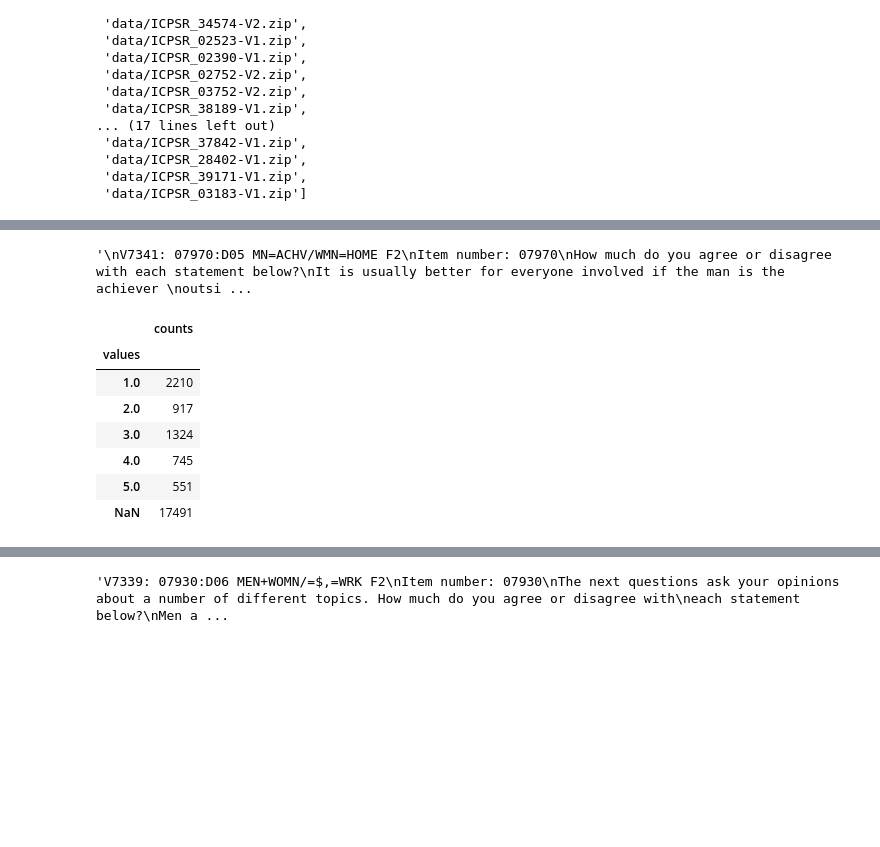
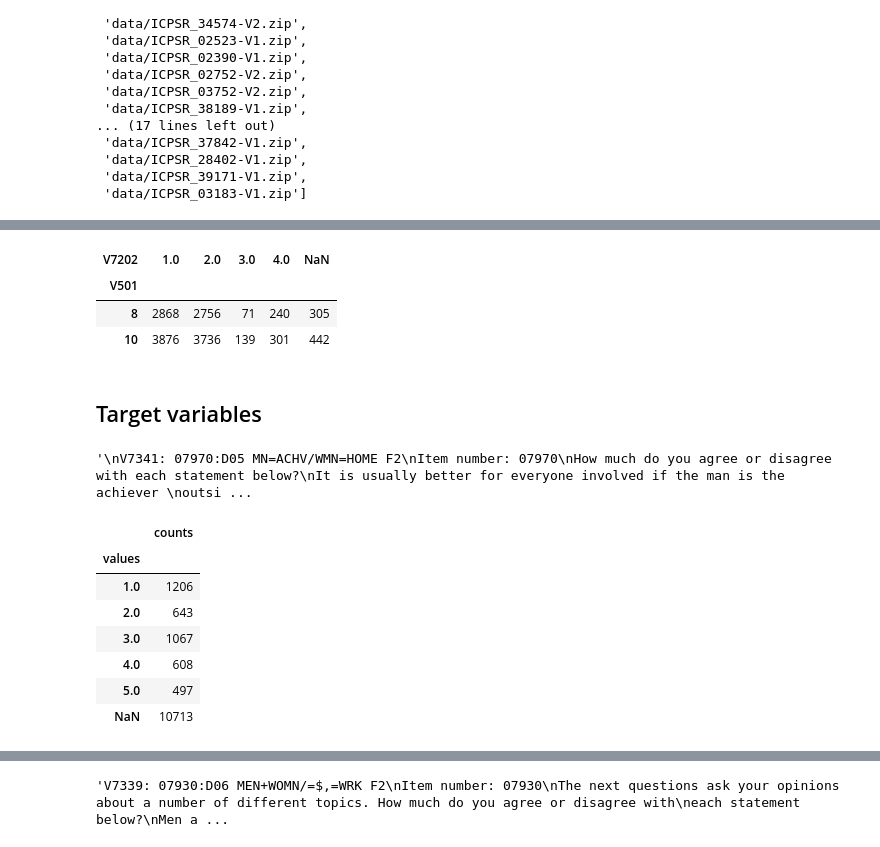
Before and after one commit to AllenDowney/MonitoringTheFuture, a Jupyter notebook: mtf_8_and_10.ipynb, the cells around one changed output, grey strips where cells are left out. Saved outputs shown, nothing was run; the diff lists cells and outputs as text; code cells hidden in the pictures; blank space fills up the shorter version.

```diff
--- a/mtf_8_and_10.ipynb
+++ b/mtf_8_and_10.ipynb
@@ -222,12 +257,13 @@ max          8.817833
 Name: V5, dtype: float64
 # %%
 GRADE = {
-    1994: 'V1101',
-    2022: 'V501'
+    1991: 'V1101',
+    2011: 'V1101',
+    2012: 'V501'
 }
-GRADE = make_defaultdict(GRADE, 'V501')
+GRADE = YearLookupDict(GRADE)
 # %%
-df[GRADE[year]] = df[GRADE[year]].replace([0, 9], np.nan)
+df[GRADE[year]] = df[GRADE[year]].replace([0, 9, -9], np.nan)
 # TODO Replace code 2 with grade 8
 # TODO Replace code 4 with grade 10
 
@@ -239,0 +283,16 @@ value_counts(df[GRADE[year]])
+# %%
+GENDER = {
+    1991: 'V1226',
+    1992: 'V1225',
+    1993: 'V1226',
+    1994: 'V1227',
+    1995: 'V1233',
+    1996: 'V1235',
+    1998: 'V1233',
+    2001: 'V1232',
+    2004: 'V1233',
+    2006: 'V1246',
+    2010: 'V2238',
+    2012: 'V7202'
+}
+GENDER = YearLookupDict(GENDER)
@@ -240,3 +310,12 @@ value_counts(df[GRADE[year]])
+# %%
+pd.crosstab(df[GRADE[year]], df[GENDER[year]], dropna=False)
+# %% [output]
+| V7202 | 1.0 | 2.0 | 3.0 | 4.0 | NaN |
+| V501 |  |  |  |  |  |
+| 8 | 2868 | 2756 | 71 | 240 | 305 |
+| 10 | 3876 | 3736 | 139 | 301 | 442 |
+# %% [markdown]
+## Target variables
 # %%
 """
 V7341: 07970:D05 MN=ACHV/WMN=HOME F2
@@ -252,22 +331,27 @@ Responses from the Western region intentionally deleted.
 '\nV7341: 07970:D05 MN=ACHV/WMN=HOME F2\nItem number: 07970\nHow much do you agree or disagree with each statement below?\nIt is usually better for everyone involved if the man is the achiever \noutsi ...
 # %%
 FEFAM = {
-    1994: 'V1141',
-    2022: 'V7341'
+    1991: 'V1141',
+    1995: 'V1142',
+    1998: 'V2140',
+    2004: 'V1143',
+    2006: 'V2141',
+    2009: 'V2142',
+    2012: 'V7341'
 }
-FEFAM = make_defaultdict(FEFAM, 'V7341')
+FEFAM = YearLookupDict(FEFAM)
 # %%
-df[FEFAM[year]] = df[FEFAM[year]].replace([0, 9, -8, -9], np.nan)
+df[FEFAM[year]] = df[FEFAM[year]].replace([0, 6, 9, -8, -9], np.nan)
 value_counts(df[FEFAM[year]])
 # %% [output]
 |  | counts |
 | values |  |
-| 1.0 | 2210 |
-| 2.0 | 917 |
-| 3.0 | 1324 |
-| 4.0 | 745 |
-| 5.0 | 551 |
-| NaN | 17491 |
+| 1.0 | 1206 |
+| 2.0 | 643 |
+| 3.0 | 1067 |
+| 4.0 | 608 |
+| 5.0 | 497 |
+| NaN | 10713 |
 # %%
 def set_target(df, varname, values, newname):
     valid = df[varname].notna()
```
Also changed, not shown: parts of 44 cells of this notebook, 1 other file.
